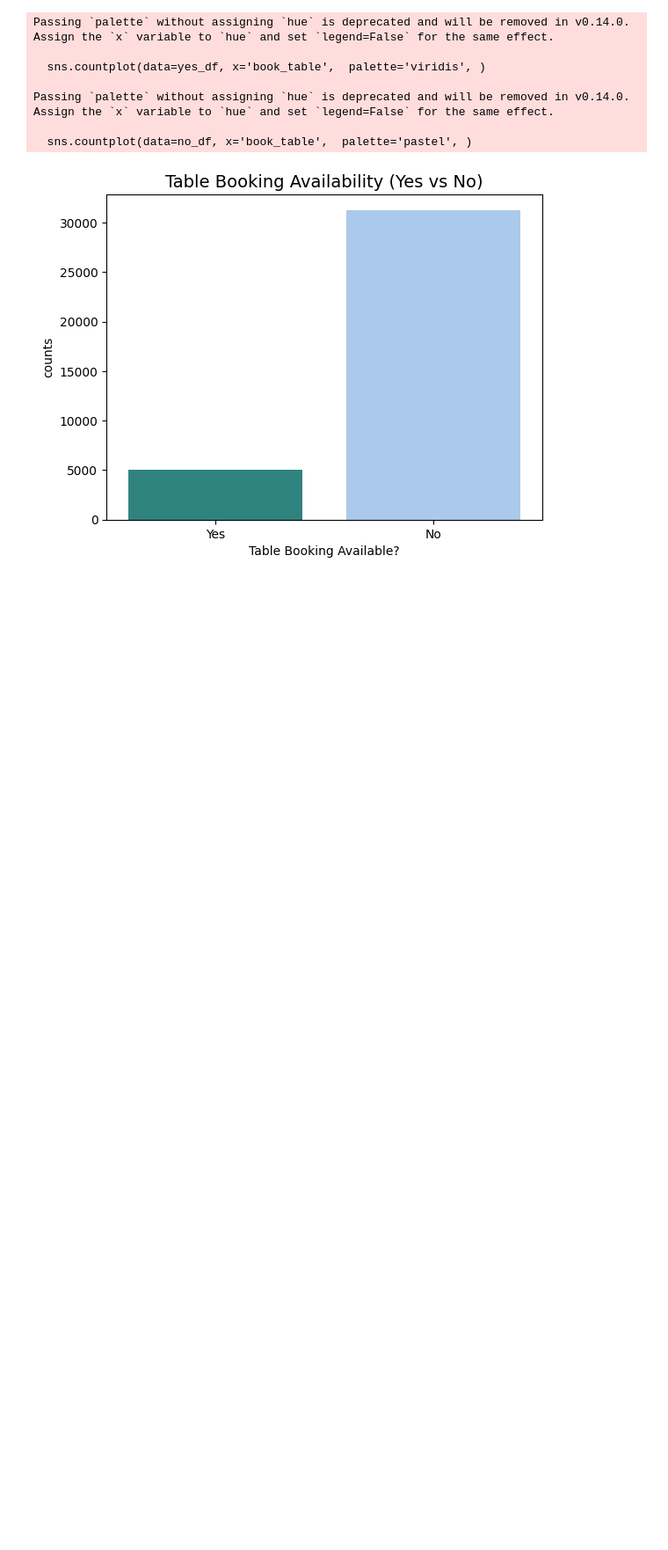
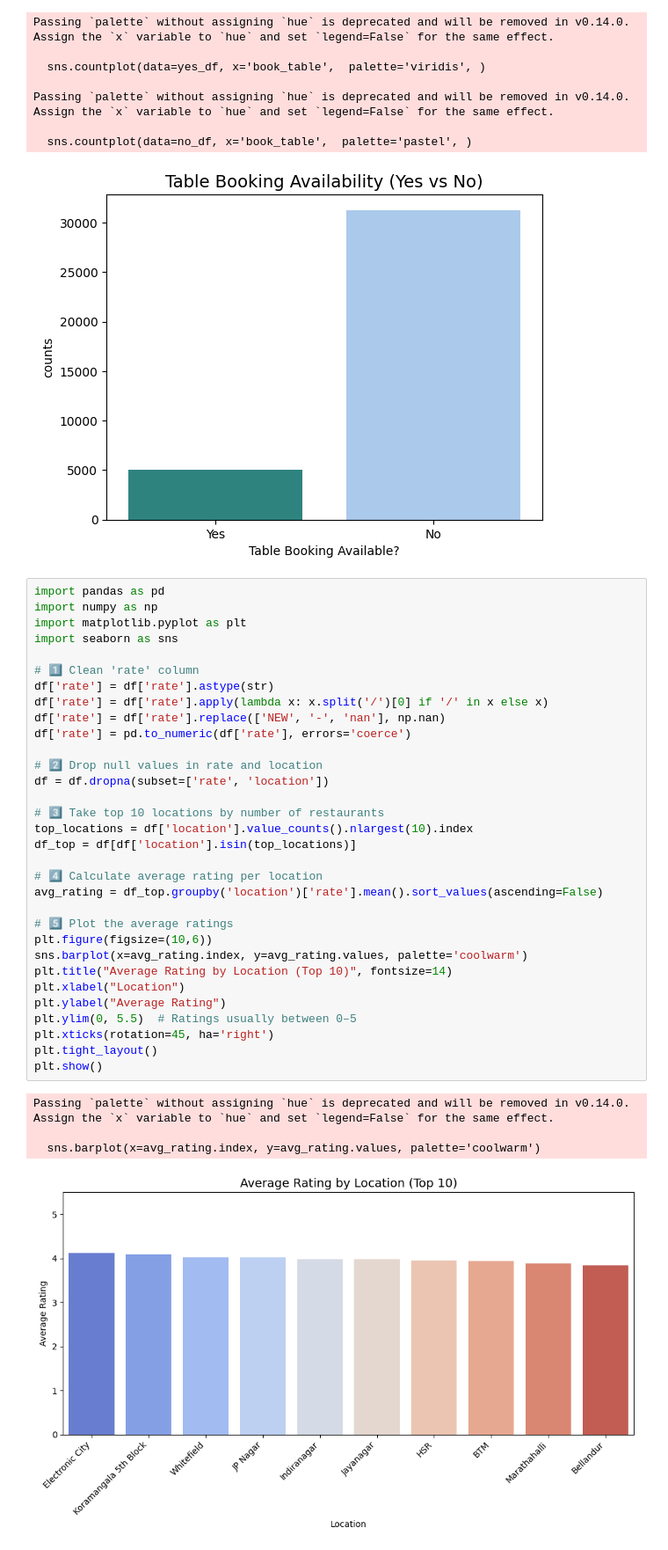
Before and after one commit to sumitdas9706563464-ux/zomato-data-analysis, a Jupyter notebook: data_visulization.ipynb, the cells around one changed output. Shown at 88% size. Drawn from its saved outputs; the diff is of its cells as text; blank space fills up the shorter version.

```diff
--- a/data_visulization.ipynb
+++ b/data_visulization.ipynb
@@ -61,3 +61,40 @@ Passing `palette` without assigning `hue` is deprecated and will be removed in v
 
   sns.countplot(data=no_df, x='book_table',  palette='pastel', )
 [figure]
+# %%
+import pandas as pd
+import numpy as np
+import matplotlib.pyplot as plt
+import seaborn as sns
+
+# 1️⃣ Clean 'rate' column
+df['rate'] = df['rate'].astype(str)
+df['rate'] = df['rate'].apply(lambda x: x.split('/')[0] if '/' in x else x)
+df['rate'] = df['rate'].replace(['NEW', '-', 'nan'], np.nan)
+df['rate'] = pd.to_numeric(df['rate'], errors='coerce')
+
+# 2️⃣ Drop null values in rate and location
+df = df.dropna(subset=['rate', 'location'])
+
+# 3️⃣ Take top 10 locations by number of restaurants
+top_locations = df['location'].value_counts().nlargest(10).index
+df_top = df[df['location'].isin(top_locations)]
+
+# 4️⃣ Calculate average rating per location
+avg_rating = df_top.groupby('location')['rate'].mean().sort_values(ascending=False)
+
+# 5️⃣ Plot the average ratings
+plt.figure(figsize=(10,6))
+sns.barplot(x=avg_rating.index, y=avg_rating.values, palette='coolwarm')
+plt.title("Average Rating by Location (Top 10)", fontsize=14)
+plt.xlabel("Location")
+plt.ylabel("Average Rating")
+plt.ylim(0, 5.5)  # Ratings usually between 0–5
+plt.xticks(rotation=45, ha='right')
+plt.tight_layout()
+plt.show()
+# %% [output]
+Passing `palette` without assigning `hue` is deprecated and will be removed in v0.14.0. Assign the `x` variable to `hue` and set `legend=False` for the same effect.
+
+  sns.barplot(x=avg_rating.index, y=avg_rating.values, palette='coolwarm')
+[figure, added]
```
